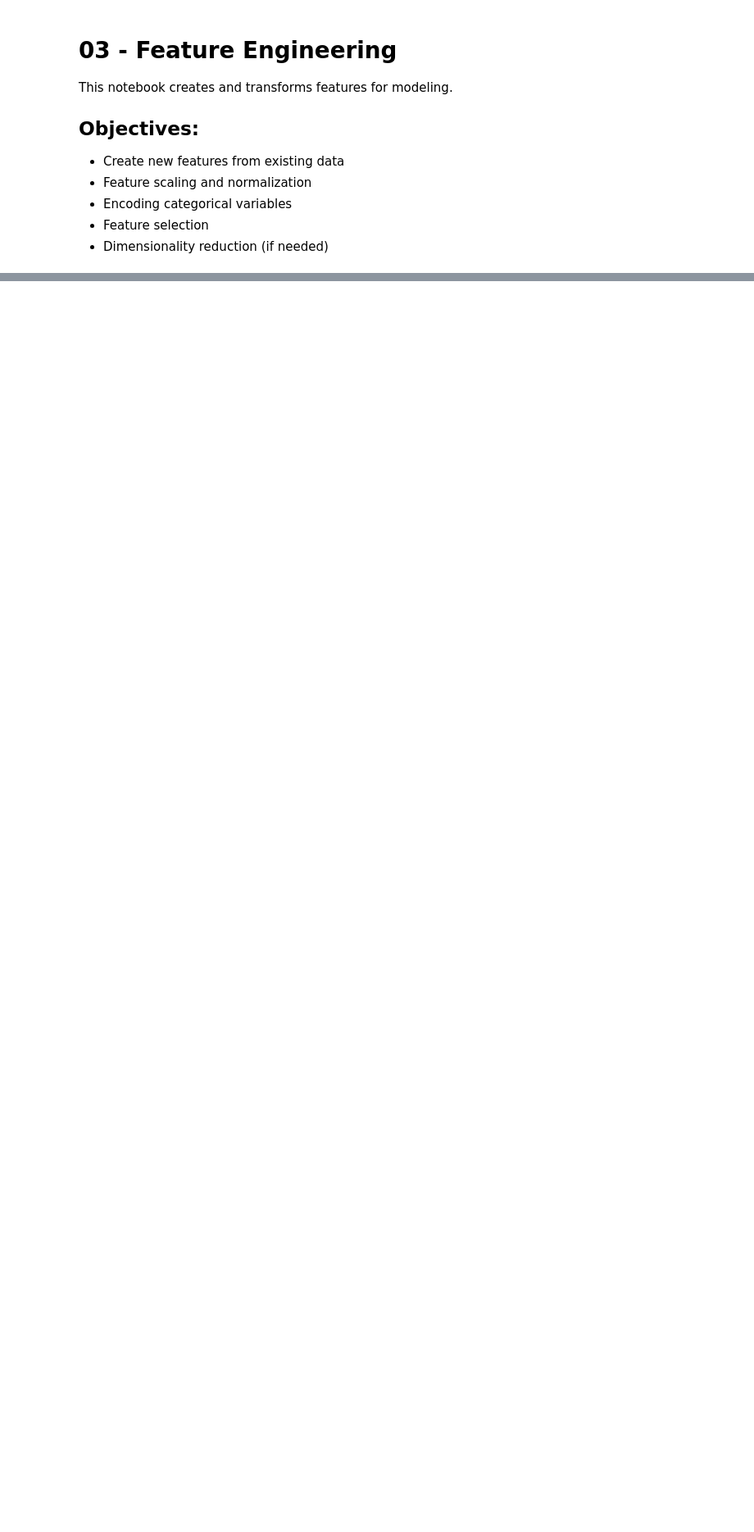
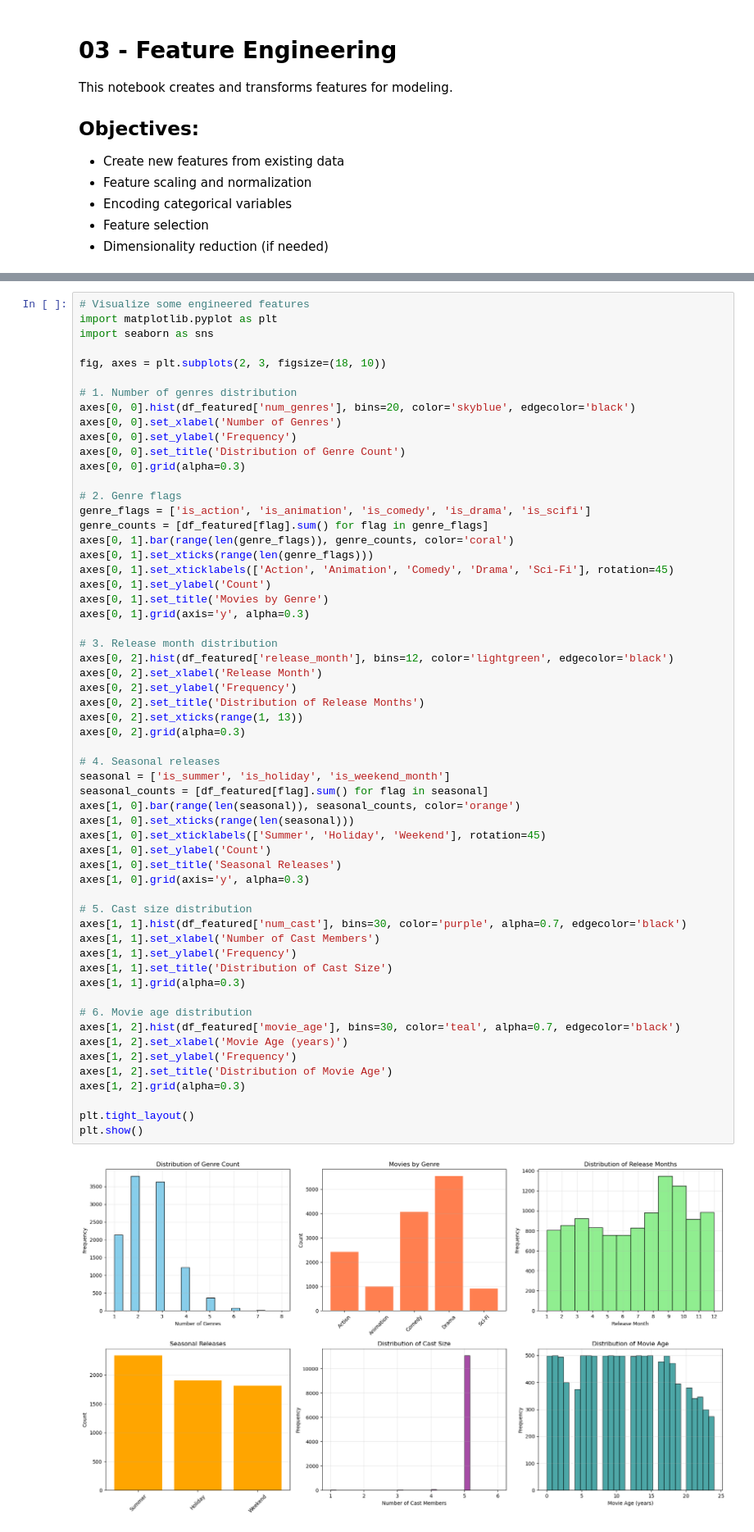
Before and after one commit to TThanhc/movie-revenue-predictor, a Jupyter notebook: notebooks/03_feature_engineering.ipynb, the cells around one changed output, grey strips where cells are left out. Shown at 82% size. Cells and saved outputs as stored; diff of their text form; blank space fills up the shorter version.

```diff
--- a/notebooks/03_feature_engineering.ipynb
+++ b/notebooks/03_feature_engineering.ipynb
@@ -121 +113,61 @@ memory usage: 2.3 MB
+# %%
+# Visualize some engineered features
+import matplotlib.pyplot as plt
+import seaborn as sns
+
+fig, axes = plt.subplots(2, 3, figsize=(18, 10))
+
+# 1. Number of genres distribution
+axes[0, 0].hist(df_featured['num_genres'], bins=20, color='skyblue', edgecolor='black')
+axes[0, 0].set_xlabel('Number of Genres')
+axes[0, 0].set_ylabel('Frequency')
+axes[0, 0].set_title('Distribution of Genre Count')
+axes[0, 0].grid(alpha=0.3)
+
+# 2. Genre flags
+genre_flags = ['is_action', 'is_animation', 'is_comedy', 'is_drama', 'is_scifi']
+genre_counts = [df_featured[flag].sum() for flag in genre_flags]
+axes[0, 1].bar(range(len(genre_flags)), genre_counts, color='coral')
+axes[0, 1].set_xticks(range(len(genre_flags)))
+axes[0, 1].set_xticklabels(['Action', 'Animation', 'Comedy', 'Drama', 'Sci-Fi'], rotation=45)
+axes[0, 1].set_ylabel('Count')
+axes[0, 1].set_title('Movies by Genre')
+axes[0, 1].grid(axis='y', alpha=0.3)
+
+# 3. Release month distribution
+axes[0, 2].hist(df_featured['release_month'], bins=12, color='lightgreen', edgecolor='black')
+axes[0, 2].set_xlabel('Release Month')
+axes[0, 2].set_ylabel('Frequency')
+axes[0, 2].set_title('Distribution of Release Months')
+axes[0, 2].set_xticks(range(1, 13))
+axes[0, 2].grid(alpha=0.3)
+
+# 4. Seasonal releases
+seasonal = ['is_summer', 'is_holiday', 'is_weekend_month']
+seasonal_counts = [df_featured[flag].sum() for flag in seasonal]
+axes[1, 0].bar(range(len(seasonal)), seasonal_counts, color='orange')
+axes[1, 0].set_xticks(range(len(seasonal)))
+axes[1, 0].set_xticklabels(['Summer', 'Holiday', 'Weekend'], rotation=45)
+axes[1, 0].set_ylabel('Count')
+axes[1, 0].set_title('Seasonal Releases')
+axes[1, 0].grid(axis='y', alpha=0.3)
+
+# 5. Cast size distribution
+axes[1, 1].hist(df_featured['num_cast'], bins=30, color='purple', alpha=0.7, edgecolor='black')
+axes[1, 1].set_xlabel('Number of Cast Members')
+axes[1, 1].set_ylabel('Frequency')
+axes[1, 1].set_title('Distribution of Cast Size')
+axes[1, 1].grid(alpha=0.3)
+
+# 6. Movie age distribution
+axes[1, 2].hist(df_featured['movie_age'], bins=30, color='teal', alpha=0.7, edgecolor='black')
+axes[1, 2].set_xlabel('Movie Age (years)')
+axes[1, 2].set_ylabel('Frequency')
+axes[1, 2].set_title('Distribution of Movie Age')
+axes[1, 2].grid(alpha=0.3)
+
+plt.tight_layout()
+plt.show()
+# %% [output]
+[figure, added]
 # %%
```
Also changed, not shown: parts of 4 cells of this notebook.
